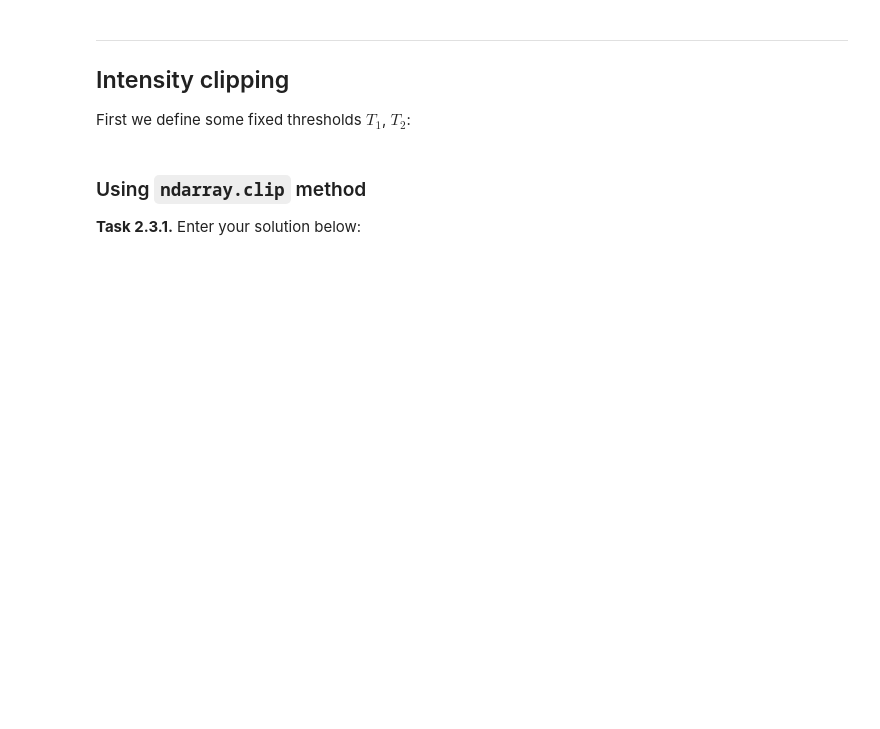
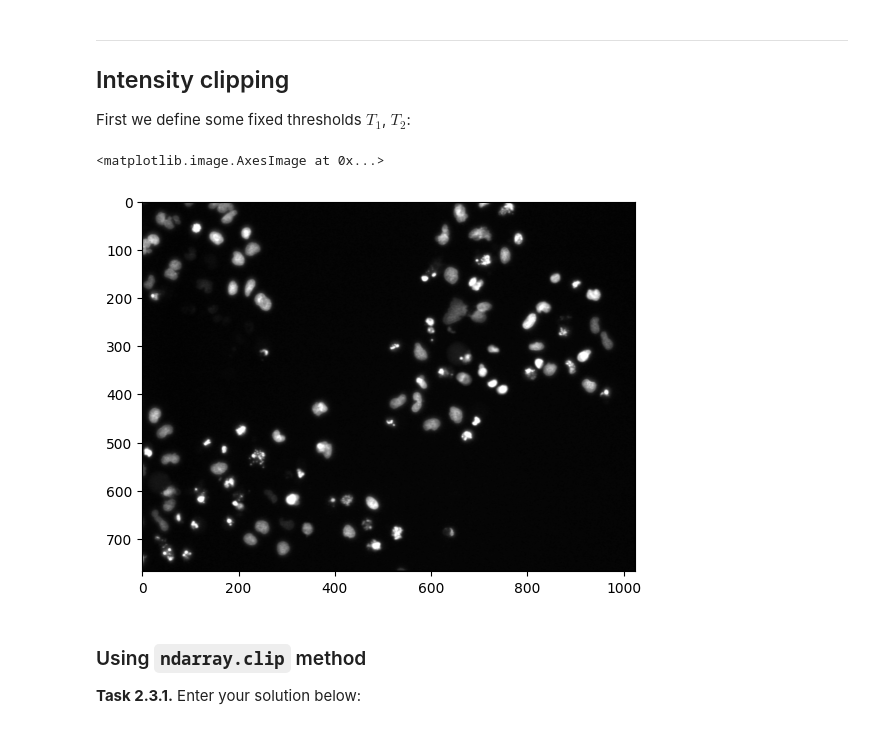
Before and after one commit to PaulEsslinger/mobi-fs3-python, a Jupyter notebook: task2.ipynb, the cells around one changed output. Drawn from its saved outputs; the diff is of its cells as text; code cells hidden in the pictures; blank space fills up the shorter version.

```diff
--- a/task2.ipynb
+++ b/task2.ipynb
@@ -42,6 +42,11 @@ First we define some fixed thresholds $T_1$, $T_2$:
 # %%
 T1 = 0.31
 T2 = 0.59
+# %%
+plt.imshow(img, 'grey')
+# %% [output]
+<matplotlib.image.AxesImage at 0x...>
+[figure, added]
 # %% [markdown]
 ### Using `ndarray.clip` method
 
```
Also changed, not shown: parts of 5 cells of this notebook.
